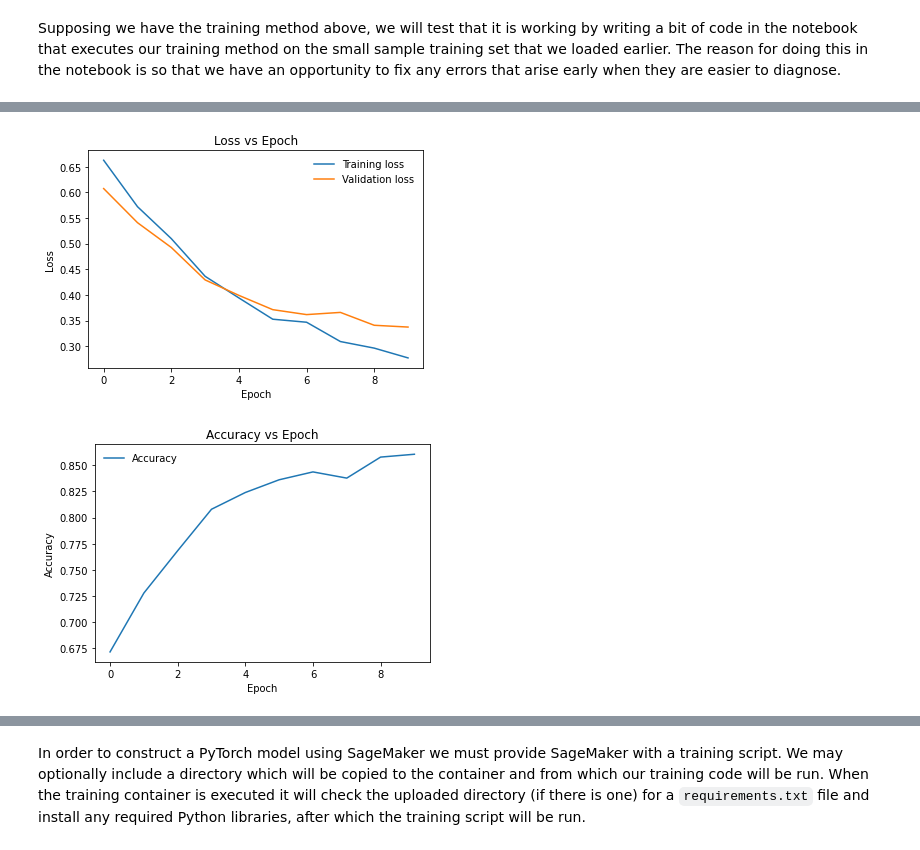
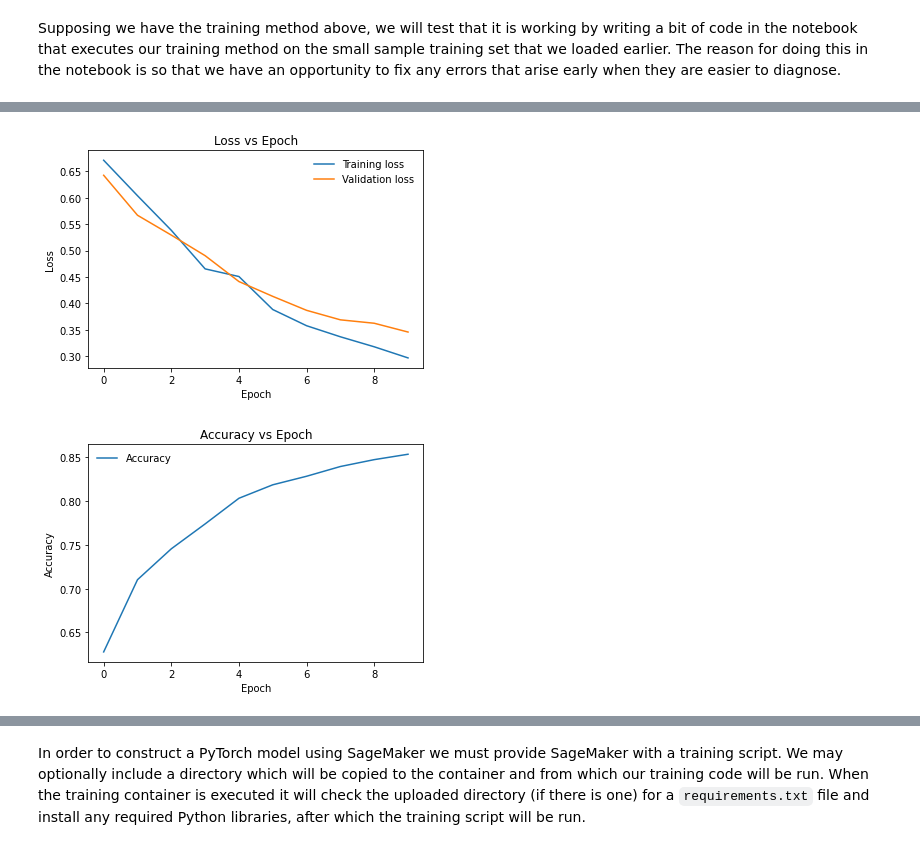
Before and after one commit to MengOonLee/BertelsmannAITrack, a Jupyter notebook: SageMaker/Project/Sentiment_analysis_web_app.ipynb, the cells around one changed output, grey strips where cells are left out. Drawn from its saved outputs; the diff is of its cells as text; code cells hidden in the pictures.

```diff
--- a/SageMaker/Project/Sentiment_analysis_web_app.ipynb
+++ b/SageMaker/Project/Sentiment_analysis_web_app.ipynb
@@ -426,7 +426,7 @@ class LSTMClassifier(nn.Module):
     self.lstm = nn.LSTM(embedding_dim, hidden_dim)
 
     # Dropout layer
-    self.dropout = nn.Dropout(0.3)
+    self.dropout = nn.Dropout(0.1)
 
     # Linear and Sigmoid layer
     self.dense = nn.Linear(in_features=hidden_dim, out_features=1)
@@ -597,7 +597,7 @@ from train.model import LSTMClassifier
 
 device = torch.device("cuda" if torch.cuda.is_available() else "cpu")
 model = LSTMClassifier(32, 200, 5000).to(device)
-optimizer = optim.Adam(model.parameters(), lr=1e-3)
+optimizer = optim.Adam(model.parameters())
 loss_fn = torch.nn.BCELoss()
 
 # Train the model
@@ -625,5 +626,5 @@ Validation loss decreased (0.340854 --> 0.337371). Saving model ...
-[figure, old version]
+[figure, new version]
-[figure, old version]
+[figure, new version]
 # %%
 # Get test data loss and accuracy
 
```
Also changed, not shown: parts of 11 cells of this notebook.
